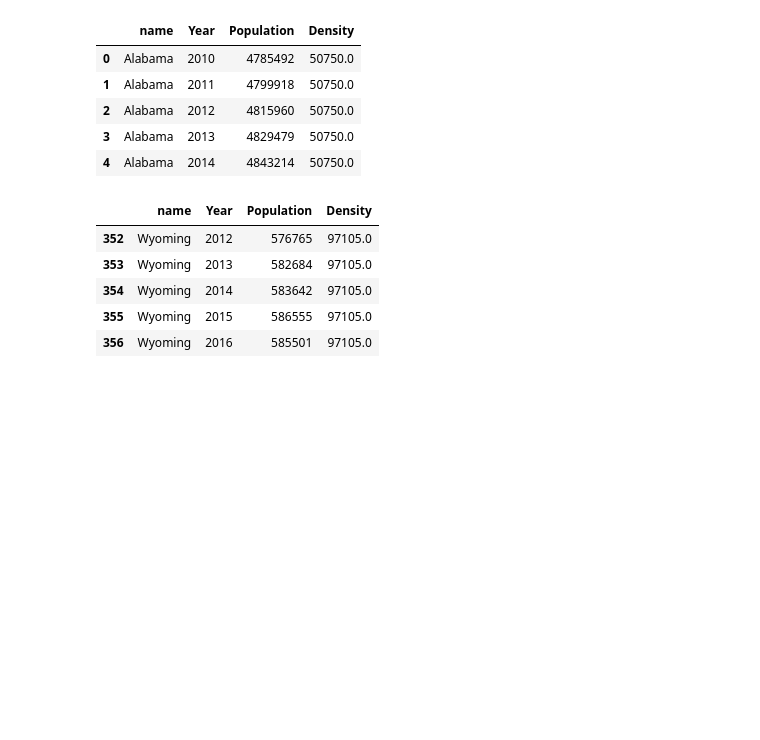
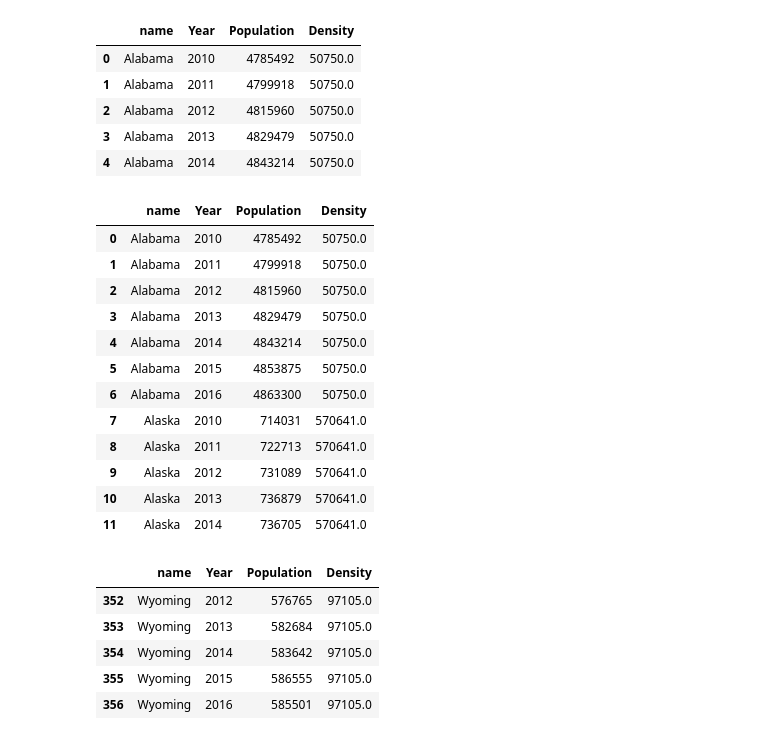
Before and after one commit to stringfestdata/olt-python-for-excel-users, a Jupyter notebook: 2-working-with-tabular-data/working-with-tabular-data.ipynb, the cells around one changed output. Saved outputs shown, nothing was run; the diff lists cells and outputs as text; code cells hidden in the pictures; blank space fills up the shorter version.

```diff
--- a/2-working-with-tabular-data/working-with-tabular-data.ipynb
+++ b/2-working-with-tabular-data/working-with-tabular-data.ipynb
@@ -639,6 +635,23 @@ state_pop.head()
 | 2 | Alabama | 2012 | 4815960 | 50750.0 |
 | 3 | Alabama | 2013 | 4829479 | 50750.0 |
 | 4 | Alabama | 2014 | 4843214 | 50750.0 |
+# %%
+# Get first 12 rows
+state_pop.head(12)
+# %% [output]
+|  | name | Year | Population | Density |
+| 0 | Alabama | 2010 | 4785492 | 50750.0 |
+| 1 | Alabama | 2011 | 4799918 | 50750.0 |
+| 2 | Alabama | 2012 | 4815960 | 50750.0 |
+| 3 | Alabama | 2013 | 4829479 | 50750.0 |
+| 4 | Alabama | 2014 | 4843214 | 50750.0 |
+| 5 | Alabama | 2015 | 4853875 | 50750.0 |
+| 6 | Alabama | 2016 | 4863300 | 50750.0 |
+| 7 | Alaska | 2010 | 714031 | 570641.0 |
+| 8 | Alaska | 2011 | 722713 | 570641.0 |
+| 9 | Alaska | 2012 | 731089 | 570641.0 |
+| 10 | Alaska | 2013 | 736879 | 570641.0 |
+| 11 | Alaska | 2014 | 736705 | 570641.0 |
 # %%
 # Get last 5 rows
 state_pop.tail()
```
Also changed, not shown: parts of 13 cells of this notebook, 24 other files.
